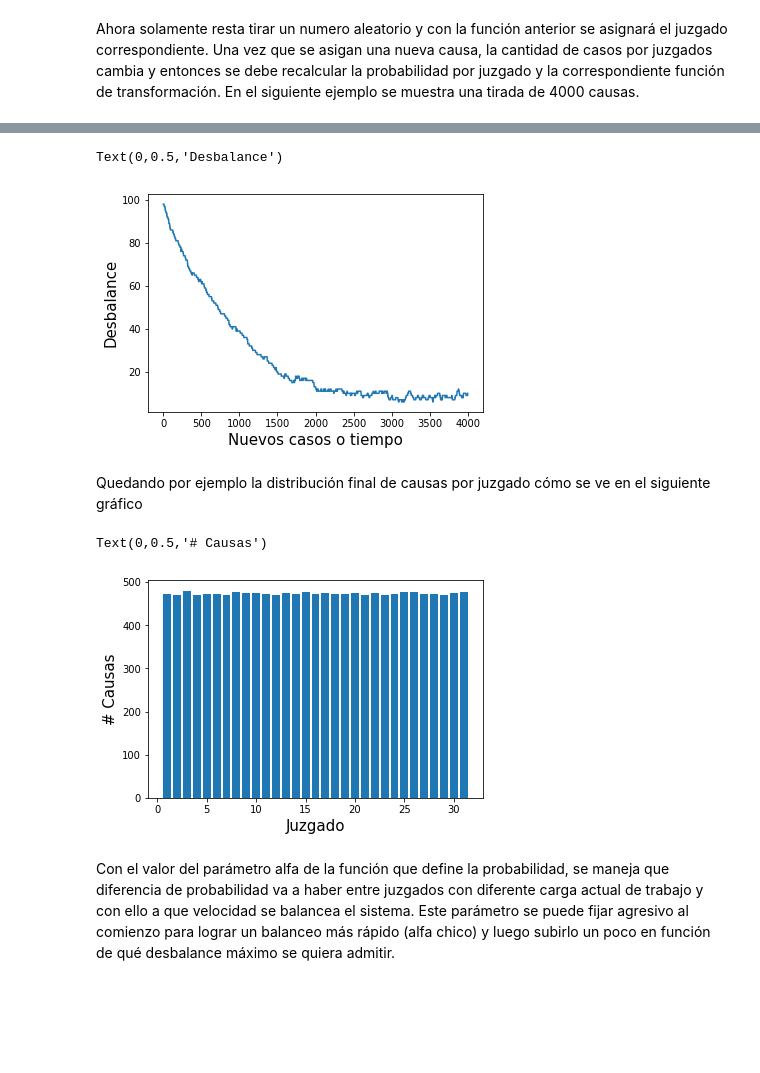
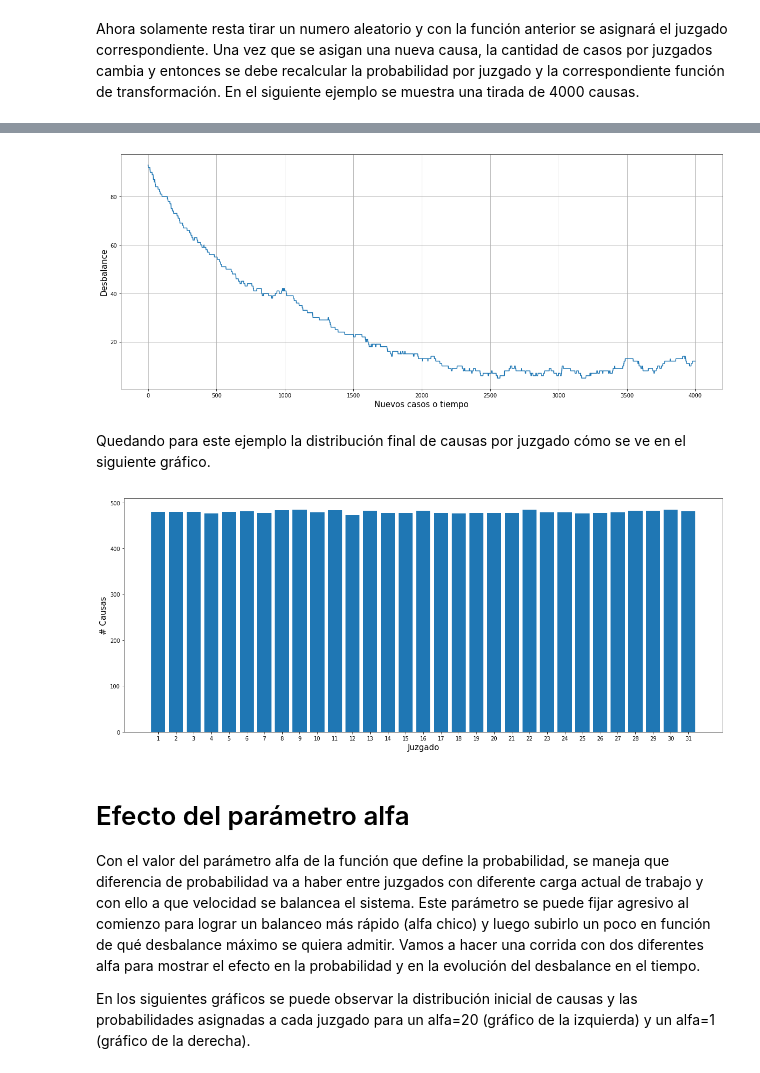
Before and after one commit to DamianHH/ODSL_JuzData, a Jupyter notebook: SorteoCausas.ipynb, the cells around one changed output, grey strips where cells are left out. Saved outputs shown, nothing was run; the diff lists cells and outputs as text; code cells hidden in the pictures; blank space fills up the shorter version.

```diff
--- a/SorteoCausas.ipynb
+++ b/SorteoCausas.ipynb
@@ -9,11 +9,10 @@ import numpy as np
 from scipy.interpolate import griddata
 import matplotlib.pyplot as plt
 
-def probabilidad(causas):
+def probabilidad(causas, alfa):
     njuz = len(causas)
 
     # Probabilidad a asignar a cada juzgado
-    alfa = 5.0
     P = 1.0/(causas-np.min(causas)+alfa)
     P = P/np.sum(P) # Para que la suma de P(j) = 1.0
 
@@ -26,5 +25,5 @@ def probabilidad(causas):
     return X, Y, P
 
 causas =np.array(np.random.uniform(0,100,31)+300,int)
-X, Y, P = probabilidad(causas)
+X, Y, P = probabilidad(causas,5)
 # %%
@@ -66,7 +67,7 @@ s = np.random.uniform(0,1,nc)
 # Entro con un numero aleatorio U[0,1] y sale con el número de juzgado
 Desbalance=[] # Diferencia entre el juzgado que más causas tiene y el que menos
 for ii in range(nc):
-    X, Y, P = probabilidad(causas)
+    X, Y, P = probabilidad(causas,5)
     JuzSorteado = np.int(griddata(X, Y, s[ii], method='linear'))
     causas[JuzSorteado] +=1
     Desbalance.append(np.max(causas)-np.min(causas))
@@ -75,20 +76,24 @@ Podemos ver en el siguiente gráfico cómo va disminuyendo el desbalance a medid
 # %%
-fig, ax = plt.subplots()
+fig, ax = plt.subplots(figsize=(20, 8))
 plt.plot(Desbalance)
 ax.set_xlabel('Nuevos casos o tiempo', fontsize=15)
 ax.set_ylabel('Desbalance', fontsize=15)
+plt.grid(True)
 # %% [output]
-Text(0,0.5,'Desbalance')
-[figure, old version]
+[figure, new version]
 # %% [markdown]
-Quedando por ejemplo la distribución final de causas por juzgado cómo se ve en el siguiente gráfico
+Quedando para este ejemplo la distribución final de causas por juzgado cómo se ve en el siguiente gráfico.
 # %%
-fig, ax = plt.subplots()
-plt.bar(np.arange(31)+1.0,causas)
+fig, ax = plt.subplots(figsize=(20, 8))
+x = np.arange(31)+1.0
+plt.bar(x,causas)
 ax.set_xlabel('Juzgado', fontsize=15)
 ax.set_ylabel('# Causas', fontsize=15)
+x_ticks = ax.set_xticks(x)
 # %% [output]
-Text(0,0.5,'# Causas')
-[figure, old version]
+[figure, new version]
 # %% [markdown]
-Con el valor del parámetro alfa de la función que define la probabilidad, se maneja que diferencia de probabilidad va a haber entre juzgados con diferente carga actual de trabajo y con ello a que velocidad se balancea el sistema. Este parámetro se puede fijar agresivo al comienzo para lograr un balanceo más rápido (alfa chico) y luego subirlo un poco en función de qué desbalance máximo se quiera admitir.
+# Efecto del parámetro alfa
+Con el valor del parámetro alfa de la función que define la probabilidad, se maneja que diferencia de probabilidad va a haber entre juzgados con diferente carga actual de trabajo y con ello a que velocidad se balancea el sistema. Este parámetro se puede fijar agresivo al comienzo para lograr un balanceo más rápido (alfa chico) y luego subirlo un poco en función de qué desbalance máximo se quiera admitir. Vamos a hacer una corrida con dos diferentes alfa para mostrar el efecto en la probabilidad y en la evolución del desbalance en el tiempo.
+
+En los siguientes gráficos se puede observar la distribución inicial de causas y las probabilidades asignadas a cada juzgado para un alfa=20 (gráfico de la izquierda) y un alfa=1 (gráfico de la derecha).
```
Also changed, not shown: parts of 11 cells of this notebook.
